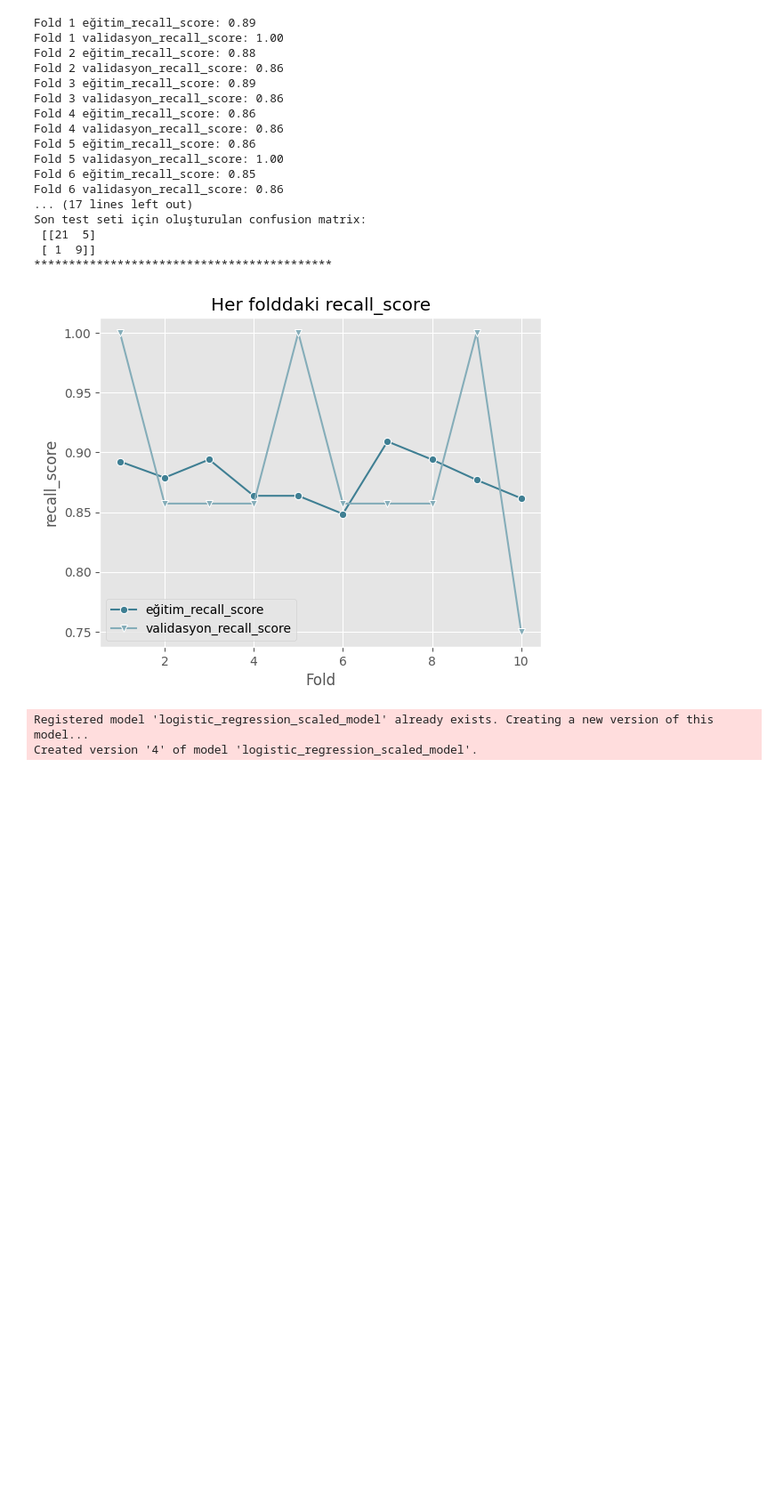
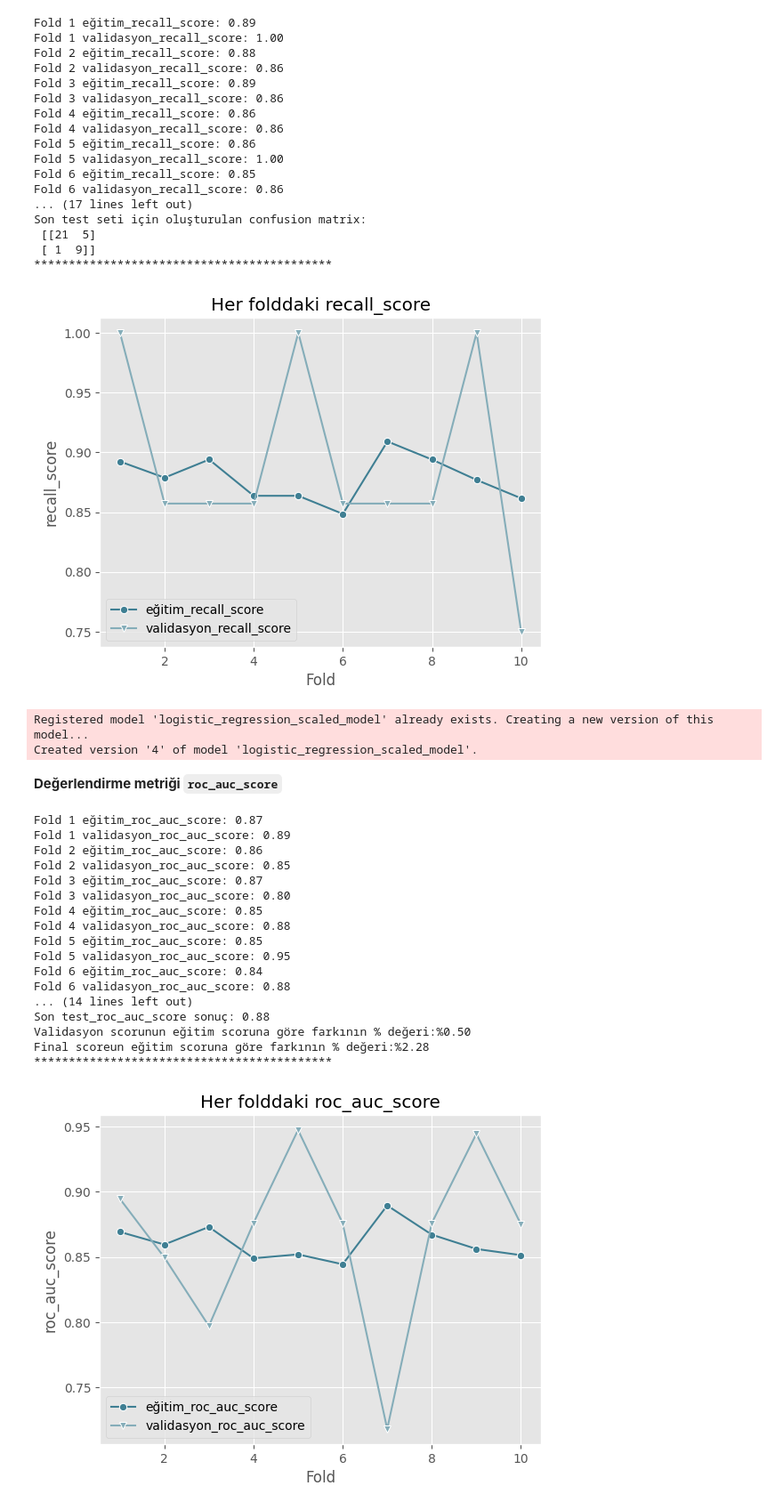
Before and after one commit to kanitvural/heart_disease_project, a Jupyter notebook: hearth_disease_project.ipynb, the cells around one changed output. Shown at 89% size. Saved outputs shown, nothing was run; the diff lists cells and outputs as text; code cells hidden in the pictures; blank space fills up the shorter version.

```diff
--- a/hearth_disease_project.ipynb
+++ b/hearth_disease_project.ipynb
@@ -1227,12 +1232,15 @@ Logistic Regression için en iyi score(recall): 0.8680555555555556
 # %%
 # grid search sonrası bulunan en iyi parametreler modele eklendi.
 
-lr = LogisticRegression(C=0.005, class_weight="balanced", penalty="l2")
+best_hyperparams_lr =  {'C': 0.005, 'class_weight': 'balanced', 'penalty': 'l2'}
+
+lr = LogisticRegression(best_hyperparams_lr)
 with mlflow.start_run(run_name="Logistic Regression Not Scaled Model: Metric = recall"):
     skf = StratifiedKFold(n_splits=10,shuffle=True,random_state=42)
     lr_model, lr_final_test_recall_score, lr_recall_scores_df,lr_y_pred_test = train_and_evaluate_model(lr, X_train, y_train, X_test, y_test,recall_score, skf, plot=True)
 
     # Model metriklerin kaydedilmesi
+    mlflow.log_params(best_hyperparams_lr)
     mlflow.log_metric("final_test_recall_score", lr_final_test_recall_score)
 
     # Modelin kaydedilmesi
@@ -1282,6 +1273,6 @@ Created version '4' of model 'logistic_regression_not_scaled_model'.
 # %%
 # grid search sonrası bulunan en iyi parametreler modele eklendi.
-lr = LogisticRegression(C=0.005, class_weight="balanced", penalty="l2")
+lr = LogisticRegression(**best_hyperparams_lr)
 
 lr_pipeline = Pipeline([
     ("scaler", StandardScaler()),
@@ -1293,6 +1284,7 @@ with mlflow.start_run(run_name="Logistic Regression Scaled Model: Metric = recal
     lr_model, lr_final_test_recall_score, lr_recall_scores_df,lr_y_pred_test = train_and_evaluate_model(lr_pipeline, X_train, y_train, X_test, y_test,recall_score, skf, plot=True)
 
     # Model metriklerin kaydedilmesi
+    mlflow.log_params(best_hyperparams_lr)
     mlflow.log_metric("final_test_recall_score", lr_final_test_recall_score)
 
     # Modelin kaydedilmesi
@@ -1326,3 +1318,51 @@ Son test seti için oluşturulan confusion matrix:
 [figure]
 Registered model 'logistic_regression_scaled_model' already exists. Creating a new version of this model...
 Created version '4' of model 'logistic_regression_scaled_model'.
+# %% [markdown]
+**Değerlendirme metriği `roc_auc_score`**
+# %%
+# grid search sonrası bulunan en iyi parametreler modele eklendi.
+lr = LogisticRegression(**best_hyperparams_lr)
+
+lr_pipeline = Pipeline([
+    ("scaler", StandardScaler()),
+    ("classifier", lr)
+])
+
+with mlflow.start_run(run_name="Logistic Regression Scaled Model: Metric = roc_auc_score"):
+    skf = StratifiedKFold(n_splits=10,shuffle=True,random_state=42)
+    lr_model, lr_final_test_roc_auc_score, lr_roc_auc_score_df,lr_y_pred_test = train_and_evaluate_model(lr_pipeline, X_train, y_train, X_test, y_test,roc_auc_score, skf, plot=True)
+
+    # Model metriklerin kaydedilmesi
+    mlflow.log_params(best_hyperparams_lr)
+    mlflow.log_metric("final_test_roc_auc_score", lr_final_test_recall_score)
+
+    # Modelin kaydedilmesi
+    model_path = "logistic_regression_scaled_model_roc_auc_score"
+    mlflow.sklearn.log_model(lr_pipeline, model_path)
+
+    # Modeli Model Registry'ye kaydetme
+    mlflow.register_model(model_uri=f"runs:/{mlflow.active_run().info.run_id}/{model_path}", name="logistic_regression_scaled_model_roc_auc_score")
+
+    # # Artifacts kayıt
+    lr_recall_scores_df.to_csv("mlflow_model_csv_data/lr_scaled_roc_auc_scores.csv", index=False)
+    mlflow.log_artifact("mlflow_model_csv_data/lr_scaled_roc_auc_scores.csv")
+# %% [output]
+Fold 1 eğitim_roc_auc_score: 0.87
+Fold 1 validasyon_roc_auc_score: 0.89
+Fold 2 eğitim_roc_auc_score: 0.86
+Fold 2 validasyon_roc_auc_score: 0.85
+Fold 3 eğitim_roc_auc_score: 0.87
+Fold 3 validasyon_roc_auc_score: 0.80
+Fold 4 eğitim_roc_auc_score: 0.85
+Fold 4 validasyon_roc_auc_score: 0.88
+Fold 5 eğitim_roc_auc_score: 0.85
+Fold 5 validasyon_roc_auc_score: 0.95
+Fold 6 eğitim_roc_auc_score: 0.84
+Fold 6 validasyon_roc_auc_score: 0.88
+... (14 lines left out)
+Son test_roc_auc_score sonuç: 0.88
+Validasyon scorunun eğitim scoruna göre farkının % değeri:%0.50
+Final scoreun eğitim scoruna göre farkının % değeri:%2.28
+*******************************************
+[figure, added]
```
Also changed, not shown: parts of 20 cells of this notebook.
